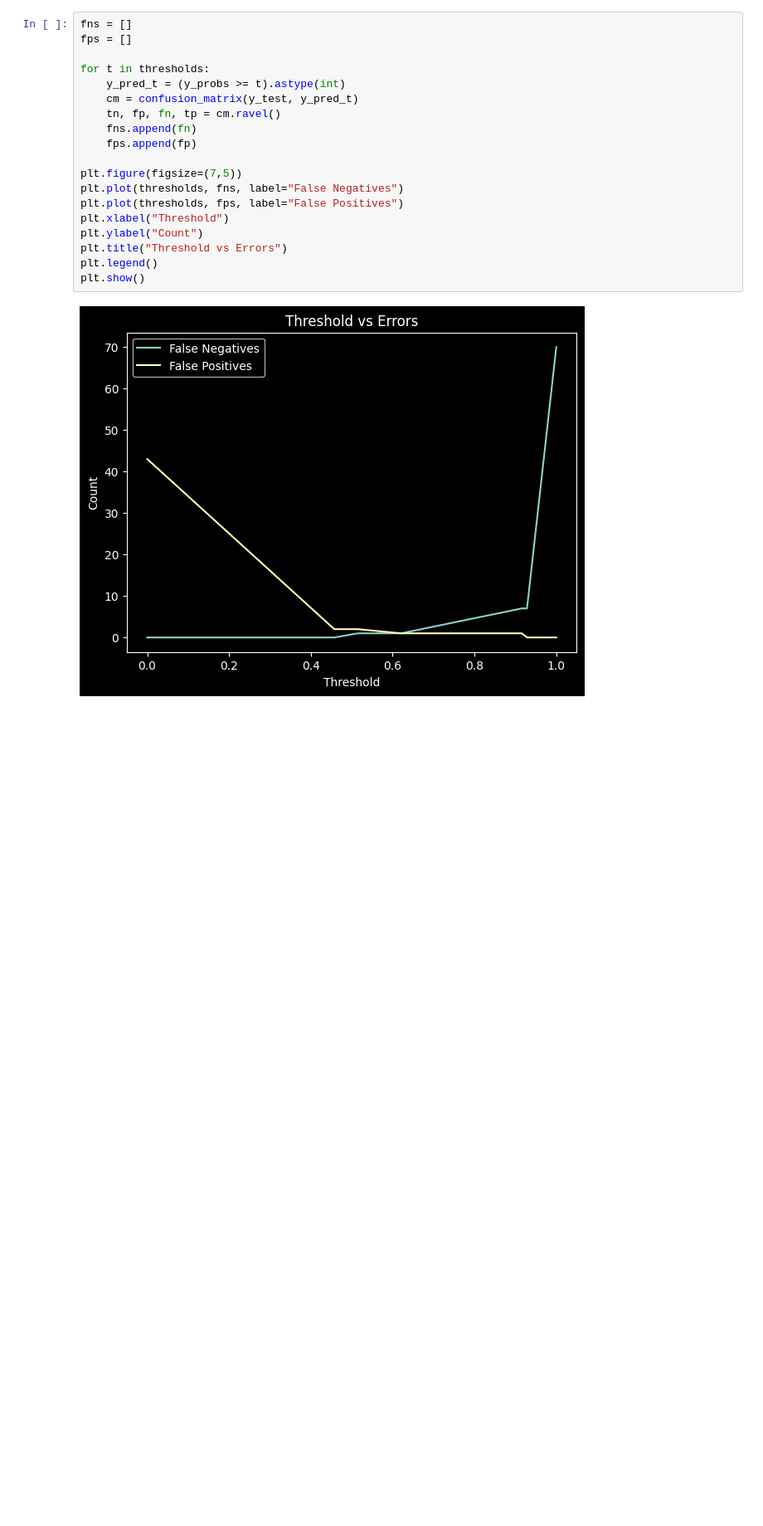
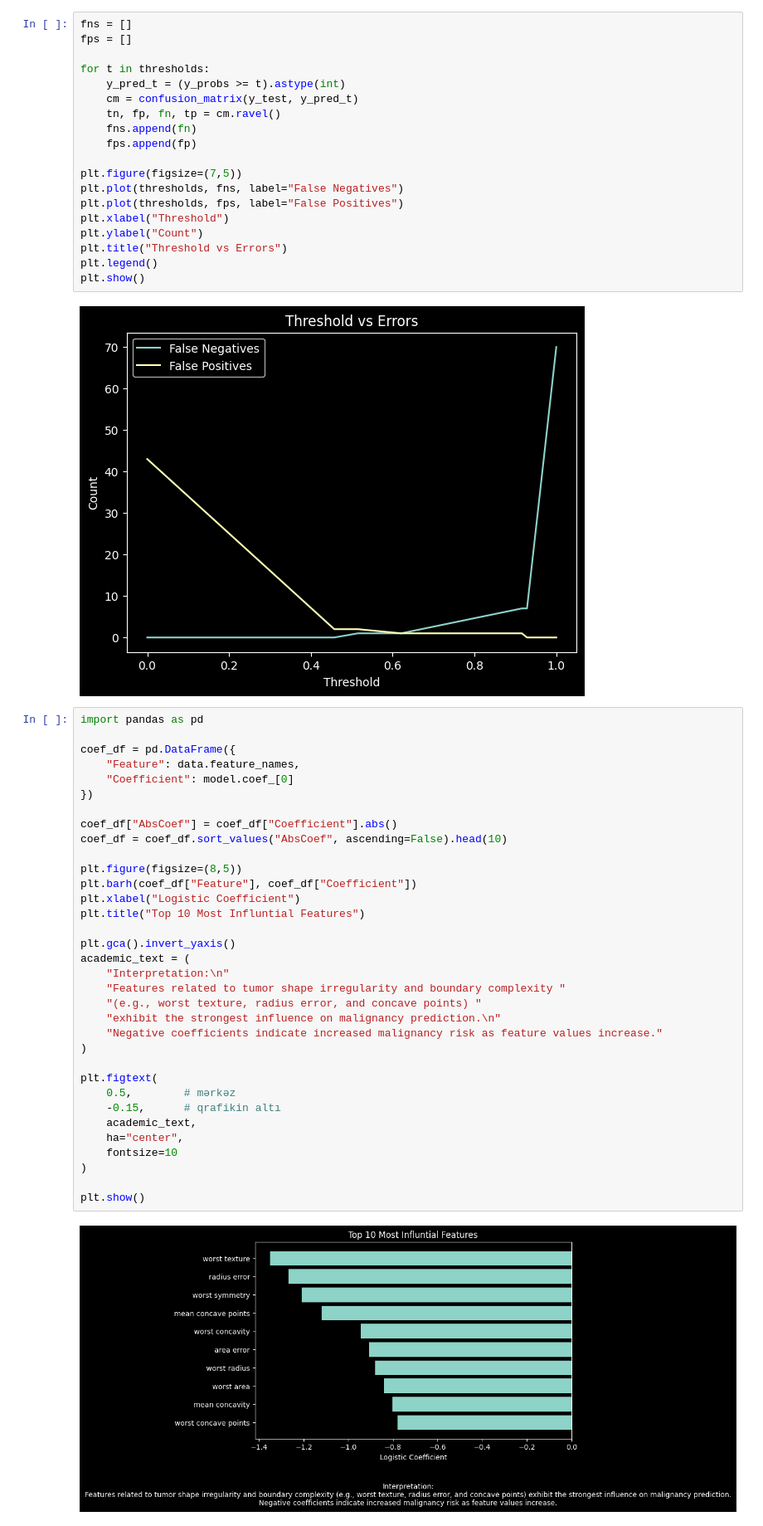
Before and after one commit to hasanbadalli/cancer_dedection-ml-logistic_regression-, a Jupyter notebook: cfinder.ipynb, the cells around one changed output. Shown at 83% size. Cells and saved outputs as stored; diff of their text form; blank space fills up the shorter version.

```diff
--- a/cfinder.ipynb
+++ b/cfinder.ipynb
@@ -149,3 +149,39 @@ plt.legend()
 plt.show()
 # %% [output]
 [figure]
+# %%
+import pandas as pd
+
+coef_df = pd.DataFrame({
+    "Feature": data.feature_names,
+    "Coefficient": model.coef_[0]
+})
+
+coef_df["AbsCoef"] = coef_df["Coefficient"].abs()
+coef_df = coef_df.sort_values("AbsCoef", ascending=False).head(10)
+
+plt.figure(figsize=(8,5))
+plt.barh(coef_df["Feature"], coef_df["Coefficient"])
+plt.xlabel("Logistic Coefficient")
+plt.title("Top 10 Most Influntial Features")
+
+plt.gca().invert_yaxis()
+academic_text = (
+    "Interpretation:\n"
+    "Features related to tumor shape irregularity and boundary complexity "
+    "(e.g., worst texture, radius error, and concave points) "
+    "exhibit the strongest influence on malignancy prediction.\n"
+    "Negative coefficients indicate increased malignancy risk as feature values increase."
+)
+
+plt.figtext(
+    0.5,        # mərkəz
+    -0.15,      # qrafikin altı
+    academic_text,
+    ha="center",
+    fontsize=10
+)
+
+plt.show()
+# %% [output]
+[figure, added]
```
Also changed, not shown: parts of 2 cells of this notebook.
